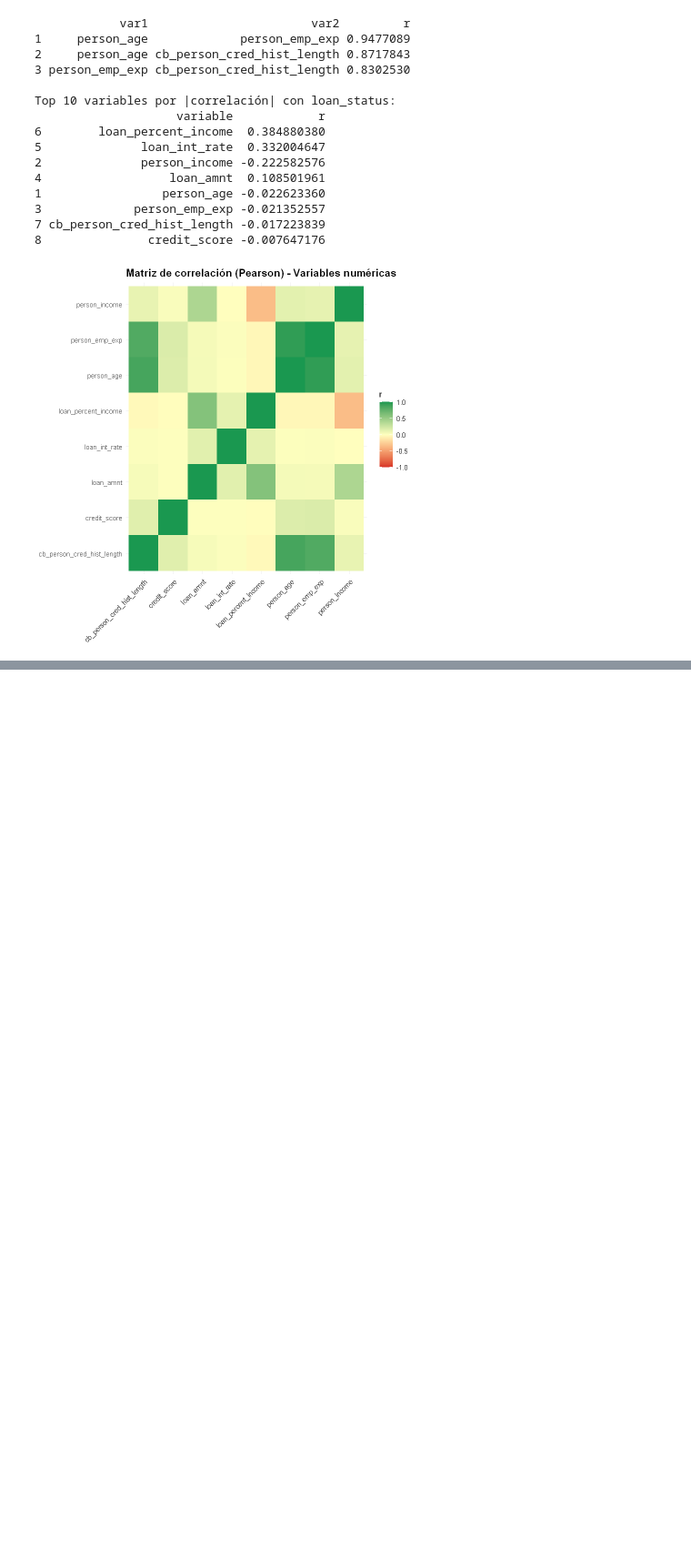
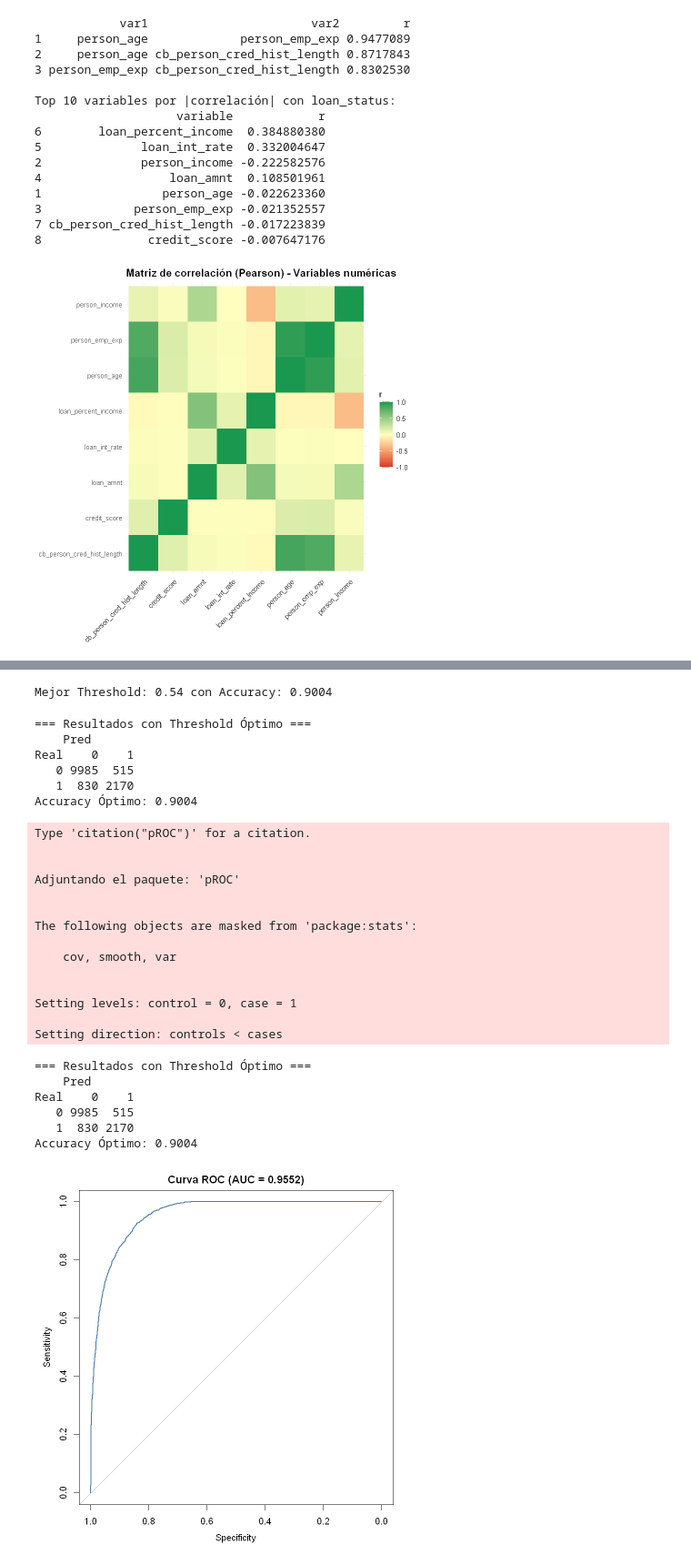
Before and after one commit to carlxngel/Fundamentos-de-la-ciencia-de-datos---Asignatura, a Jupyter notebook: Entregable_Tema3.ipynb, the cells around one changed output, grey strips where cells are left out. Shown at 91% size. Cells and saved outputs as stored; diff of their text form; code cells hidden in the pictures; blank space fills up the shorter version.

```diff
--- a/Entregable_Tema3.ipynb
+++ b/Entregable_Tema3.ipynb
@@ -772,0 +1117,70 @@ Top 10 variables por |correlación| con loan_status:
+# %%
+# Mejorr accuracy sin tocar el modelo
+thresholds <- seq(0.1, 0.9, by = 0.01)
+results <- data.frame(Threshold = thresholds, Accuracy = NA)
+for (i in seq_along(thresholds)) {
+    thr <- thresholds[i]
+    test_df$pred_thr <- ifelse(test_df$prob >= thr, 1, 0)
+    cm_thr <- table(Real = test_df$loan_status, Pred = test_df$pred_thr)
+    results$Accuracy[i] <- sum(diag(cm_thr)) / sum(cm_thr)
+}
+
+# Mostrar resultados
+best_row <- results[which.max(results$Accuracy), ]
+cat(sprintf("\nMejor Threshold: %.2f con Accuracy: %.4f\n",
+            best_row$Threshold, best_row$Accuracy))
+# %% [output]
+Mejor Threshold: 0.54 con Accuracy: 0.9004
+# %%
+# Probamos de nuevo el modelo con el threshold óptimo
+optimal_threshold <- best_row$Threshold
+test_df$pred_optimal <- ifelse(test_df$prob >= optimal_threshold, 1, 0)
+cm_optimal <- table(Real = test_df$loan_status, Pred = test_df$pred_optimal)
+accuracy_optimal <- sum(diag(cm_optimal)) / sum(cm_optimal)
+cat("=== Resultados con Threshold Óptimo ===\n")
+print(cm_optimal)
+cat(sprintf("Accuracy Óptimo: %.4f\n", accuracy_optimal))
+# %% [output]
+=== Resultados con Threshold Óptimo ===
+    Pred
+Real    0    1
+   0 9985  515
+   1  830 2170
+Accuracy Óptimo: 0.9004
+# %%
+# Curva ROC y AUC
+library(pROC)
+roc_obj <- roc(test_df$loan_status, test_df$prob)
+auc_value <- auc(roc_obj)
+plot(roc_obj, col = "#4C78A8", lwd = 2,
+     main = sprintf("Curva ROC (AUC = %.4f)", auc_value))
+# Probamos de nuevo el modelo con el threshold óptimo
+optimal_threshold <- best_row$Threshold
+test_df$pred_optimal <- ifelse(test_df$prob >= optimal_threshold, 1, 0)
+cm_optimal <- table(Real = test_df$loan_status, Pred = test_df$pred_optimal)
+accuracy_optimal <- sum(diag(cm_optimal)) / sum(cm_optimal)
+cat("=== Resultados con Threshold Óptimo ===\n")
+print(cm_optimal)
+cat(sprintf("Accuracy Óptimo: %.4f\n", accuracy_optimal))
+# %% [output]
+Type 'citation("pROC")' for a citation.
+
+
+Adjuntando el paquete: 'pROC'
+
+
+The following objects are masked from 'package:stats':
+
+    cov, smooth, var
+
+
+Setting levels: control = 0, case = 1
+
+Setting direction: controls < cases
+=== Resultados con Threshold Óptimo ===
+    Pred
+Real    0    1
+   0 9985  515
+   1  830 2170
+Accuracy Óptimo: 0.9004
+[figure, added]
```
Also changed, not shown: parts of 11 cells of this notebook.
